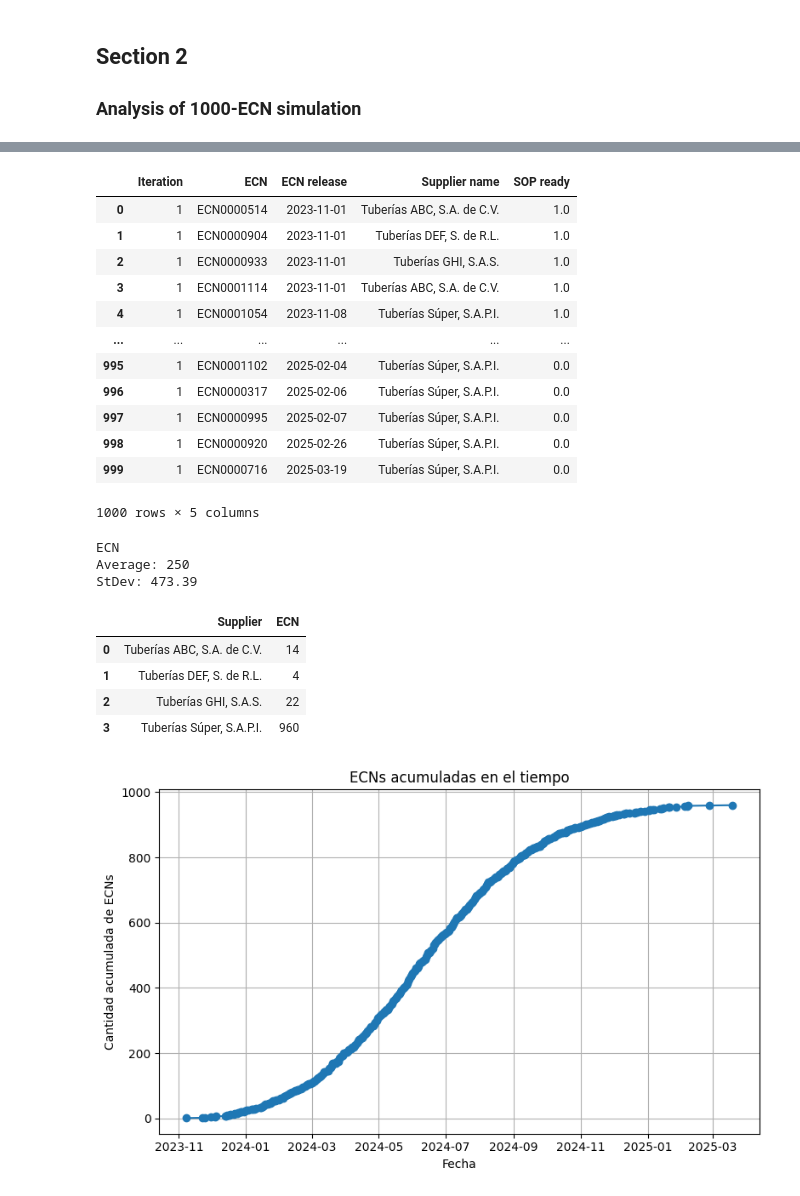
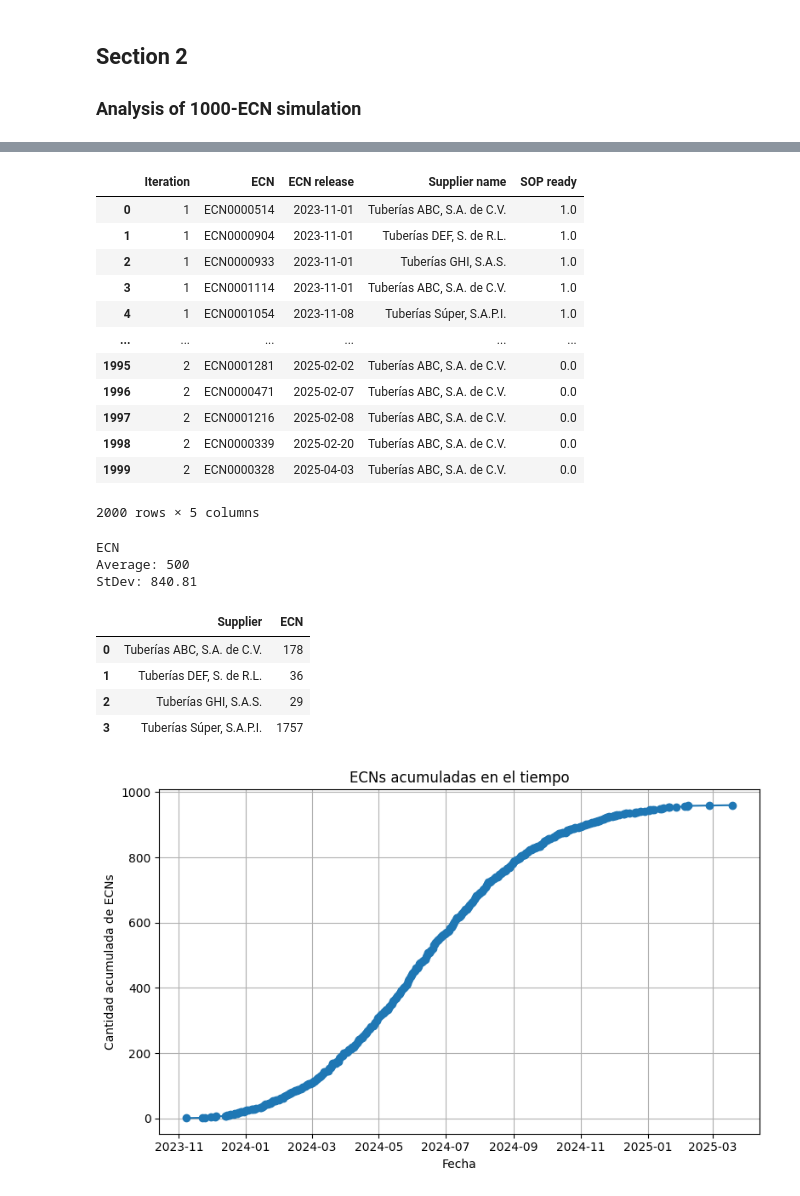
Before and after one commit to rubusarbaro/supplier-selection_fuzzy-logic_thesis, a Jupyter notebook: Calc.ipynb, the cells around one changed output, grey strips where cells are left out. Saved outputs shown, nothing was run; the diff lists cells and outputs as text; code cells hidden in the pictures.

```diff
--- a/Calc.ipynb
+++ b/Calc.ipynb
@@ -152,0 +159,11 @@ Scenario1
+# %%
+df_1 = pd.read_excel("supplier-selection_fuzzy-logic_thesis/Results/Implementation_results-31102025210231.xlsx")
+df_1 = df_1.drop(["Unnamed: 0", "Unnamed: 0.1"], axis=1)
+
+df_2 = pd.read_excel("supplier-selection_fuzzy-logic_thesis/Results/Implementation_results-03112025062950.xlsx")
+df_2 = df_2.drop(["Unnamed: 0", "Unnamed: 0.1"], axis=1)
+df_2 = df_2[df_2["Iteration"] == 1]
+df_2["Iteration"] = 2
+
+df = pd.concat([df_1, df_2])
+df
@@ -153,23 +187,21 @@ Scenario1
 # %%
-df = pd.read_excel("Results/Implementation_results-31102025210231.xlsx")
-df = df.drop(["Unnamed: 0.1", "Unnamed: 0"], axis=1)
 df_full =  df.copy()
 df = df[df["Awarded"] == True][["Iteration", "ECN", "ECN release", "Supplier name", "SOP ready"]].drop_duplicates().reset_index().drop(["index"], axis=1)
 df
 # %% [output]
 |  | Iteration | ECN | ECN release | Supplier name | SOP ready |
 | 0 | 1 | ECN0000514 | 2023-11-01 | Tuberías ABC, S.A. de C.V. | 1.0 |
 | 1 | 1 | ECN0000904 | 2023-11-01 | Tuberías DEF, S. de R.L. | 1.0 |
 | 2 | 1 | ECN0000933 | 2023-11-01 | Tuberías GHI, S.A.S. | 1.0 |
 | 3 | 1 | ECN0001114 | 2023-11-01 | Tuberías ABC, S.A. de C.V. | 1.0 |
 | 4 | 1 | ECN0001054 | 2023-11-08 | Tuberías Súper, S.A.P.I. | 1.0 |
 | ... | ... | ... | ... | ... | ... |
-| 995 | 1 | ECN0001102 | 2025-02-04 | Tuberías Súper, S.A.P.I. | 0.0 |
-| 996 | 1 | ECN0000317 | 2025-02-06 | Tuberías Súper, S.A.P.I. | 0.0 |
-| 997 | 1 | ECN0000995 | 2025-02-07 | Tuberías Súper, S.A.P.I. | 0.0 |
-| 998 | 1 | ECN0000920 | 2025-02-26 | Tuberías Súper, S.A.P.I. | 0.0 |
-| 999 | 1 | ECN0000716 | 2025-03-19 | Tuberías Súper, S.A.P.I. | 0.0 |
+| 1995 | 2 | ECN0001281 | 2025-02-02 | Tuberías ABC, S.A. de C.V. | 0.0 |
+| 1996 | 2 | ECN0000471 | 2025-02-07 | Tuberías ABC, S.A. de C.V. | 0.0 |
+| 1997 | 2 | ECN0001216 | 2025-02-08 | Tuberías ABC, S.A. de C.V. | 0.0 |
+| 1998 | 2 | ECN0000339 | 2025-02-20 | Tuberías ABC, S.A. de C.V. | 0.0 |
+| 1999 | 2 | ECN0000328 | 2025-04-03 | Tuberías ABC, S.A. de C.V. | 0.0 |
-1000 rows × 5 columns
+2000 rows × 5 columns
 # %%
 supplier_list = ["Tuberías ABC, S.A. de C.V.", "Tuberías DEF, S. de R.L.", "Tuberías GHI, S.A.S.", "Tuberías Súper, S.A.P.I."]
 supplier_table = {
@@ -187,13 +219,13 @@ print(f"ECN\nAverage: {mean(supplier_table['ECN'])}\nStDev: {round(stdev(supplie
 pd.DataFrame(data=supplier_table)
 # %% [output]
 ECN
-Average: 250
-StDev: 473.39
+Average: 500
+StDev: 840.81
 |  | Supplier | ECN |
-| 0 | Tuberías ABC, S.A. de C.V. | 14 |
-| 1 | Tuberías DEF, S. de R.L. | 4 |
-| 2 | Tuberías GHI, S.A.S. | 22 |
-| 3 | Tuberías Súper, S.A.P.I. | 960 |
+| 0 | Tuberías ABC, S.A. de C.V. | 178 |
+| 1 | Tuberías DEF, S. de R.L. | 36 |
+| 2 | Tuberías GHI, S.A.S. | 29 |
+| 3 | Tuberías Súper, S.A.P.I. | 1757 |
 # %%
 super_supplier_df = df[df["Supplier name"] == "Tuberías Súper, S.A.P.I."]
 fechas = super_supplier_df["ECN release"].unique()
```
Also changed, not shown: parts of 4 cells of this notebook.
